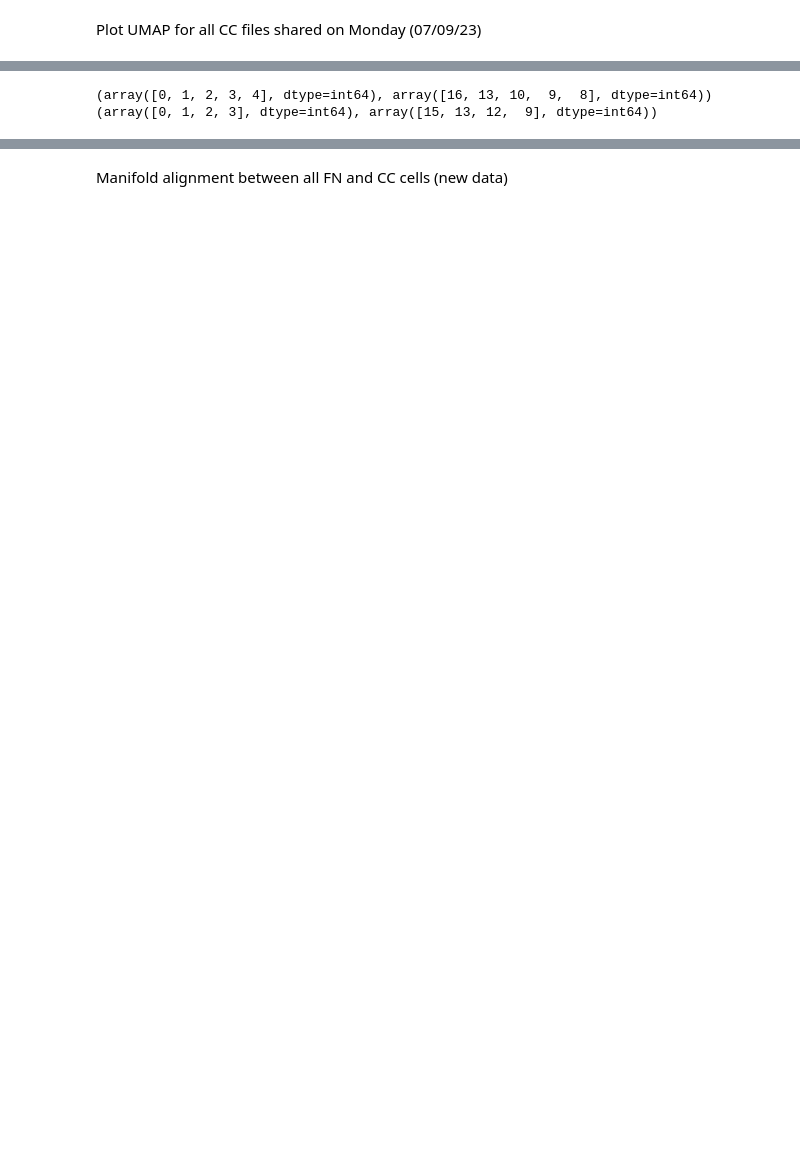
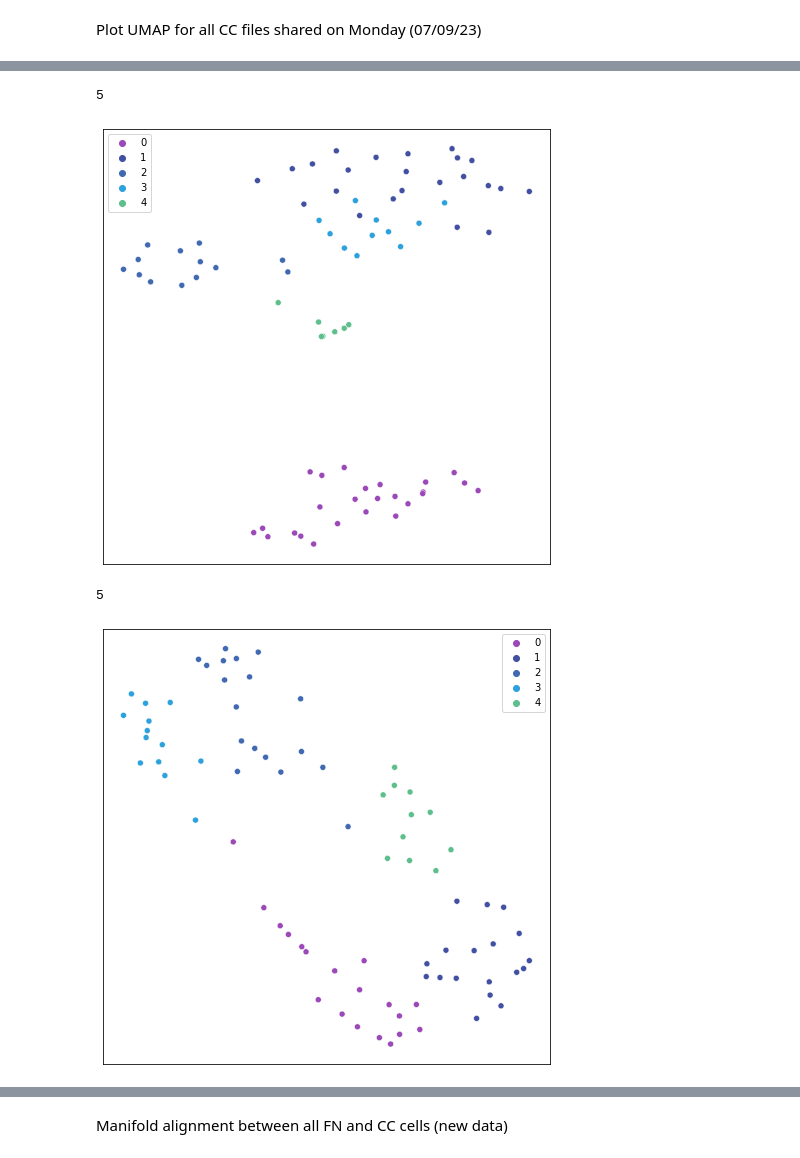
Before and after one commit to Nishant-codex/single_cell_analysis, a Jupyter notebook: notebooks/UMAP_Louvan_Niccolo.ipynb, the cells around one changed output, grey strips where cells are left out. Saved outputs shown, nothing was run; the diff lists cells and outputs as text; code cells hidden in the pictures; blank space fills up the shorter version.

Commit message:
updated with Louvan clustering and filetering

```diff
--- a/notebooks/UMAP_Louvan_Niccolo.ipynb
+++ b/notebooks/UMAP_Louvan_Niccolo.ipynb
@@ -100,8 +100,8 @@ def plot_UMAP_clusters_single(data_inh, neighbours, distance, res_louvain, rando
     ax12d.set_xticks([])
     ax12d.set_yticks([])
 
-    # sns.scatterplot(data=df_2d_exc,x='UMAP1',y='UMAP2',hue='class',palette=c_list[:len(set(labels_exc))],ax=ax12d)
-    sns.scatterplot(data=df_2d_exc,x='UMAP1',y='UMAP2',hue='class',ax=ax12d)
+    sns.scatterplot(data=df_2d_exc,x='UMAP1',y='UMAP2',hue='class',palette=c_list[:len(set(labels_exc))],ax=ax12d)
+    # sns.scatterplot(data=df_2d_exc,x='UMAP1',y='UMAP2',hue='class',ax=ax12d)
 
     # ax12d.set_title('UMAP clusters for excitatory neurons 2D')
     ax12d.legend()
@@ -135,9 +135,13 @@ inds =set(np.where(exc_inh_df.isna())[0])
 exc_inh_df['ei_labels'] = np.concatenate((np.repeat(0,len(exc_df_all)),np.repeat(1,len(inh_df_all))))
 exc_inh_df = exc_inh_df.drop(inds,axis=0)
 
+date = [i.split('_')[1] for i in  exc_inh_df.exp_name]
+name = [i.split('_')[0] for i in  exc_inh_df.exp_name]
+exp_number = [i.split('_')[-1] for i in  exc_inh_df.exp_name]
+exc_inh_df['date'] = date
+exc_inh_df['name'] = name
+exc_inh_df['exp_number'] = exp_number
+
 exc_inh_df.cond = exc_inh_df.cond.apply(lower)
 exc_inh_df_acsf = exc_inh_df[exc_inh_df.cond=='acsf']
-NC_data  = exc_inh_df_acsf[ exc_inh_df_acsf.exp_name.isin(exc_inh_df_acsf.exp_name[['NC' in i for i in exc_inh_df_acsf.exp_name]])]
-NC_data1= NC_data[NC_data.trialnr==1]
-NC_data1 = NC_data1.drop_duplicates('exp_name')
-np.shape(NC_data1)
+NC_data  = exc_inh_df_acsf[exc_inh_df_acsf.name=='NC']
@@ -369,6 +227,0 @@ print(len(data_exc))
-# %%
-print(np.unique(labels_wave_exc_CC,return_counts=True))
-print(np.unique(labels_wave_inh_CC,return_counts=True))
-# %% [output]
-(array([0, 1, 2, 3, 4], dtype=int64), array([16, 13, 10,  9,  8], dtype=int64))
-(array([0, 1, 2, 3], dtype=int64), array([15, 13, 12,  9], dtype=int64))
@@ -384,0 +228,37 @@ uplot.points(mapper_FN_inh,cmap='BrBG_r',theme='blue')
+# %%
+data = pd.read_csv('D:/Cluster Feature files/CC_NC_DB.csv')
+files_ID = pd.read_csv('D:/lists/NC_DB_for_cluster.csv')
+
+NC_CC_DB = data[data.name=='NC']
+NC_CC_DB = NC_CC_DB[NC_CC_DB.exp_number.isin(set(files_ID.exp_number))]
+NC_CC_DB_1 =  NC_CC_DB[NC_CC_DB.trialnr==1]
+
+NC_FN_DB = NC_data[NC_data.exp_name.isin(set(files_ID.Fn_files))]
+
+NC_FN_DB_1 = NC_FN_DB[NC_FN_DB.trialnr==1]
+NC_FN_DB_1 = NC_FN_DB_1.drop_duplicates('exp_name')
+
+feats_CC = NC_CC_DB.columns
+
+feats_FN = NC_FN_DB.columns
+
+labels_cc,mapper,reducer = plot_UMAP_clusters_single(NC_CC_DB_1[feats_CC[:-6]],
+                          20,
+                          0.1,
+                          random_state =42,
+                          res_louvain = 1.,
+                          c_list = coherence_colors
+                          )
+
+labels_fn,mapper,reducer = plot_UMAP_clusters_single(NC_FN_DB_1[feats_FN[:-7]],
+                          20,
+                          0.1,
+                          random_state =42,
+                          res_louvain = 1.,
+                          c_list = coherence_colors
+                          )
+# %% [output]
+5
+[figure, added]
+5
+[figure, added]
```
Also changed, not shown: parts of 25 cells of this notebook, 5 other files.
